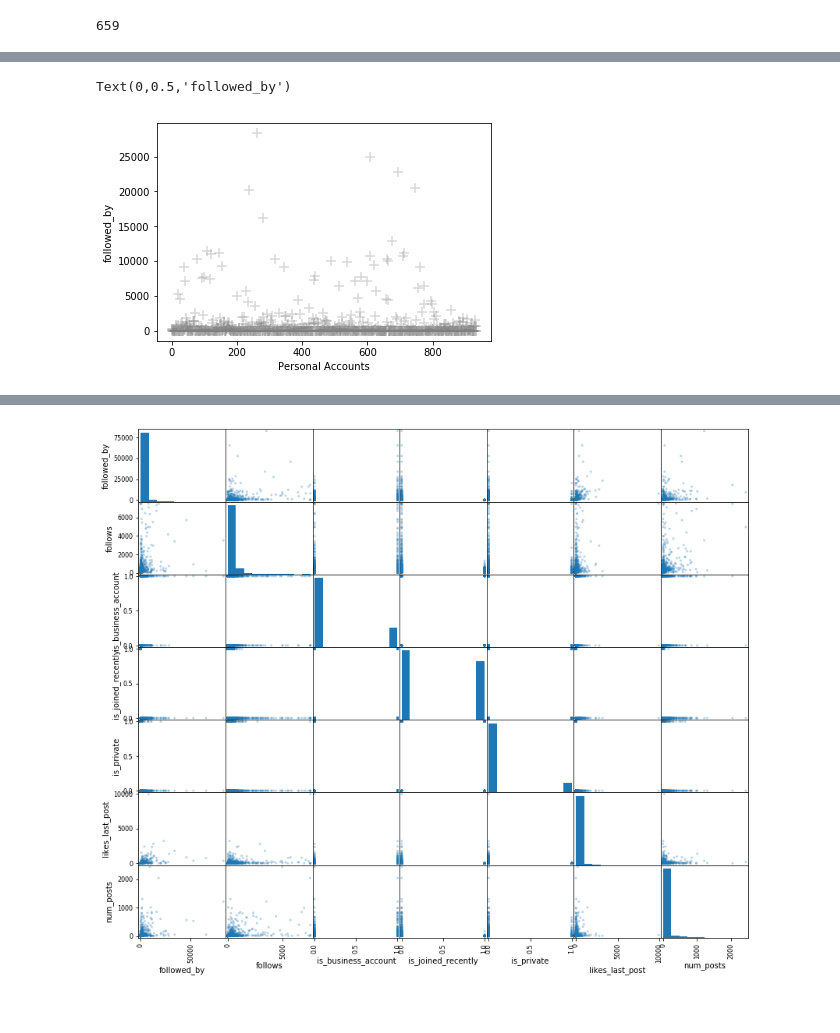
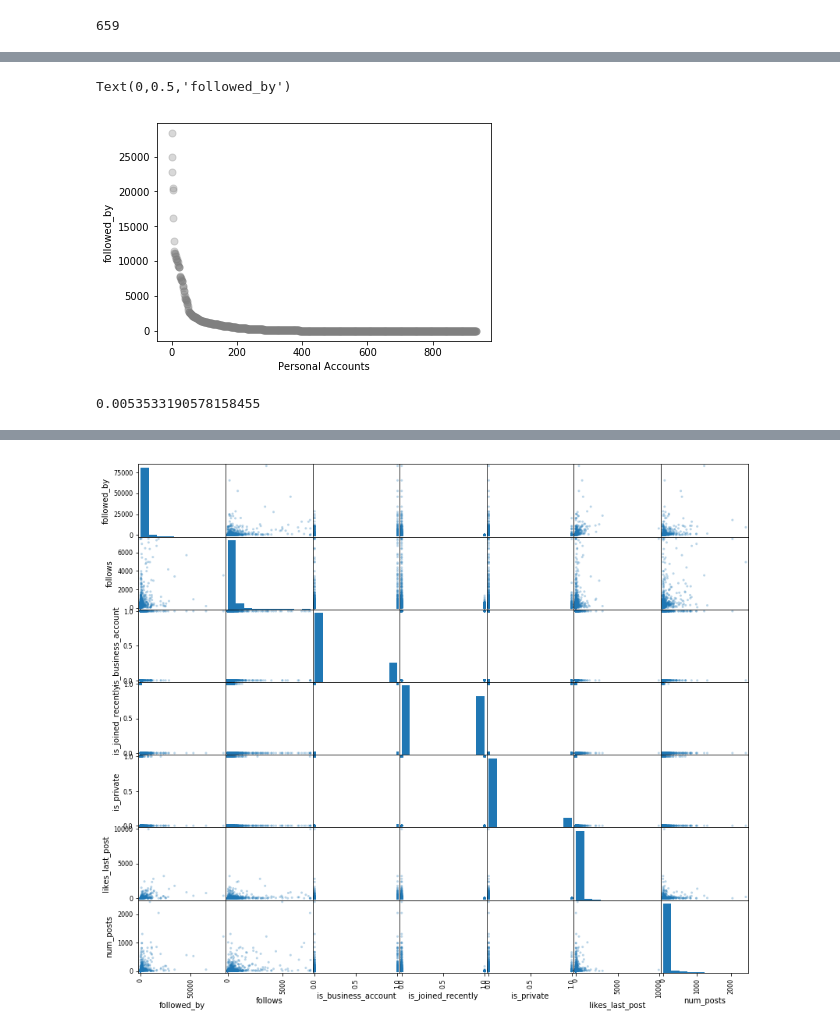
Before and after one commit to liyingli0818/instagram_account_type_predictor, a Jupyter notebook: fcc_model.ipynb, the cells around one changed output, grey strips where cells are left out. Saved outputs shown, nothing was run; the diff lists cells and outputs as text; code cells hidden in the pictures.

```diff
--- a/fcc_model.ipynb
+++ b/fcc_model.ipynb
@@ -41,2 +39,4 @@ df.shape
 # %%
 df['likes_last_post'].fillna(0, inplace = True)
+# %%
+df['avg_likes_five_recent_posts'].fillna(0,inplace=True)
@@ -96,7 +114,7 @@ df_dropped.describe()
 # %%
-plt.scatter(x=np.linspace(0,934,934),y=df_dropped[df_dropped['is_business_account'] == 0].followed_by, alpha=0.3, color='grey', marker = '+',s=100)
+plt.scatter(x=np.linspace(0,934,934),y=sorted((df_dropped[df_dropped['is_business_account'] == 0].followed_by), reverse=True), alpha=0.3, color='grey', marker = 'o',s=50)
 plt.xlabel('Personal Accounts')
 plt.ylabel('followed_by')
 # %% [output]
 Text(0,0.5,'followed_by')
-[figure, old version]
+[figure, new version]
@@ -102,0 +123,4 @@ Text(0,0.5,'followed_by')
+# %%
+df_dropped_followed_by[df_dropped_followed_by > 20000].count()/len(df_dropped_followed_by)
+# %% [output]
+0.0053533190578158455
```
Also changed, not shown: parts of 37 cells of this notebook, 13 other files.
